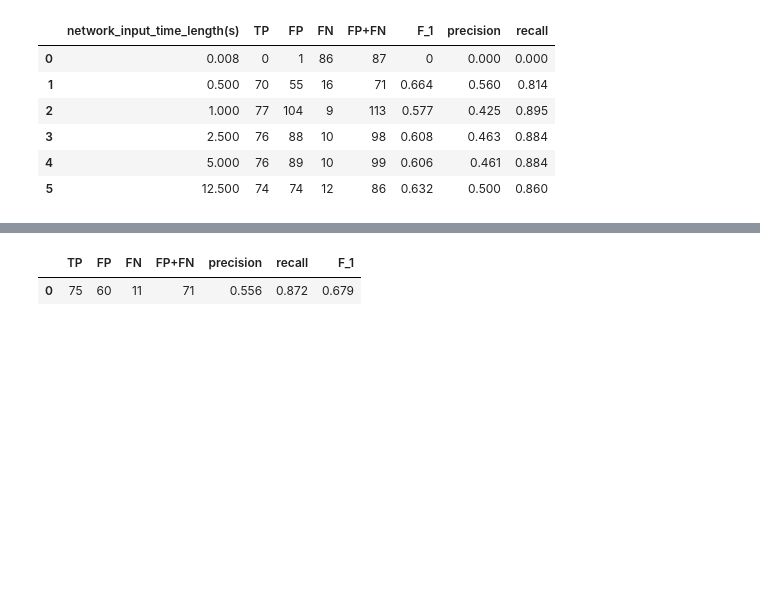
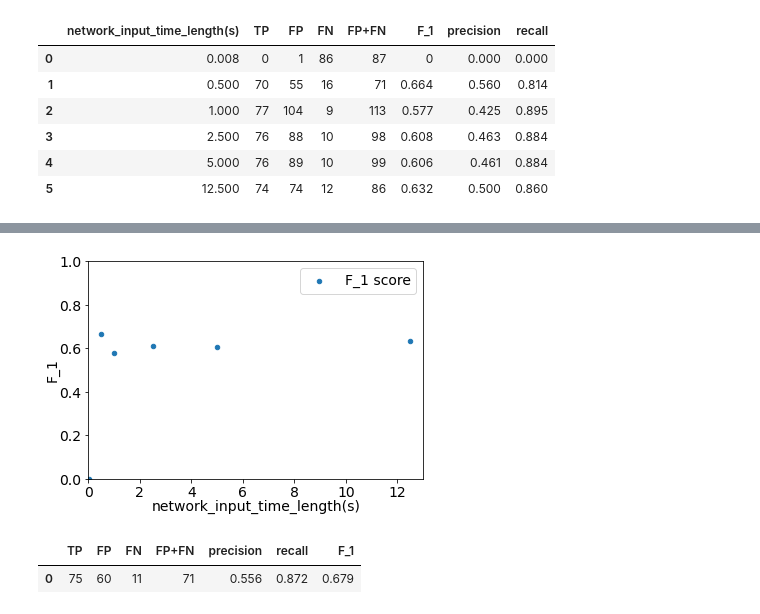
Before and after one commit to jimzhang629/RippleNet, a Jupyter notebook: edited_RippleNet_timeseries_prediction.ipynb, the cells around one changed output, grey strips where cells are left out. Cells and saved outputs as stored; diff of their text form; code cells hidden in the pictures; blank space fills up the shorter version.

```diff
--- a/edited_RippleNet_timeseries_prediction.ipynb
+++ b/edited_RippleNet_timeseries_prediction.ipynb
@@ -279,3 +276,13 @@ df
+# %%
+ax = plt.gca()
+df.plot(kind='scatter',x='network_input_time_length(s)',y='F_1', label = 'F_1 score', ax=ax)
+plt.ylim(0.0, 1.0)
+plt.xlim(0.0, 13.0)
+plt.title('F_1 score for segment lengths of {0} sec'.format(time_segment_length))
+plt.savefig(os.path.join('figures', 'F1_score_plot_{0}_sec.png'.format(time_segment_length)))
+plt.show()
+# %% [output]
+[figure, added]
 # %%
 stats
 # %% [output]
```
Also changed, not shown: parts of 6 cells of this notebook.
